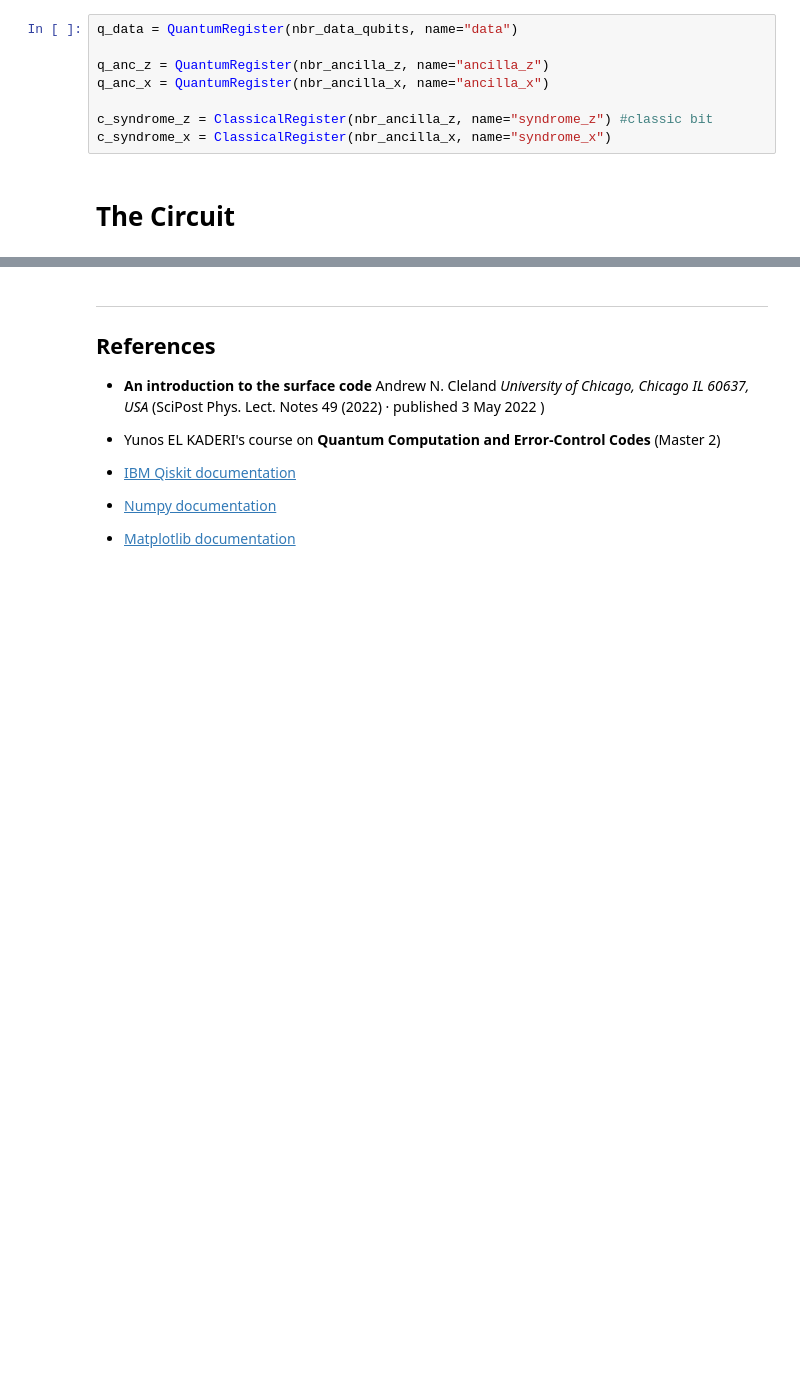
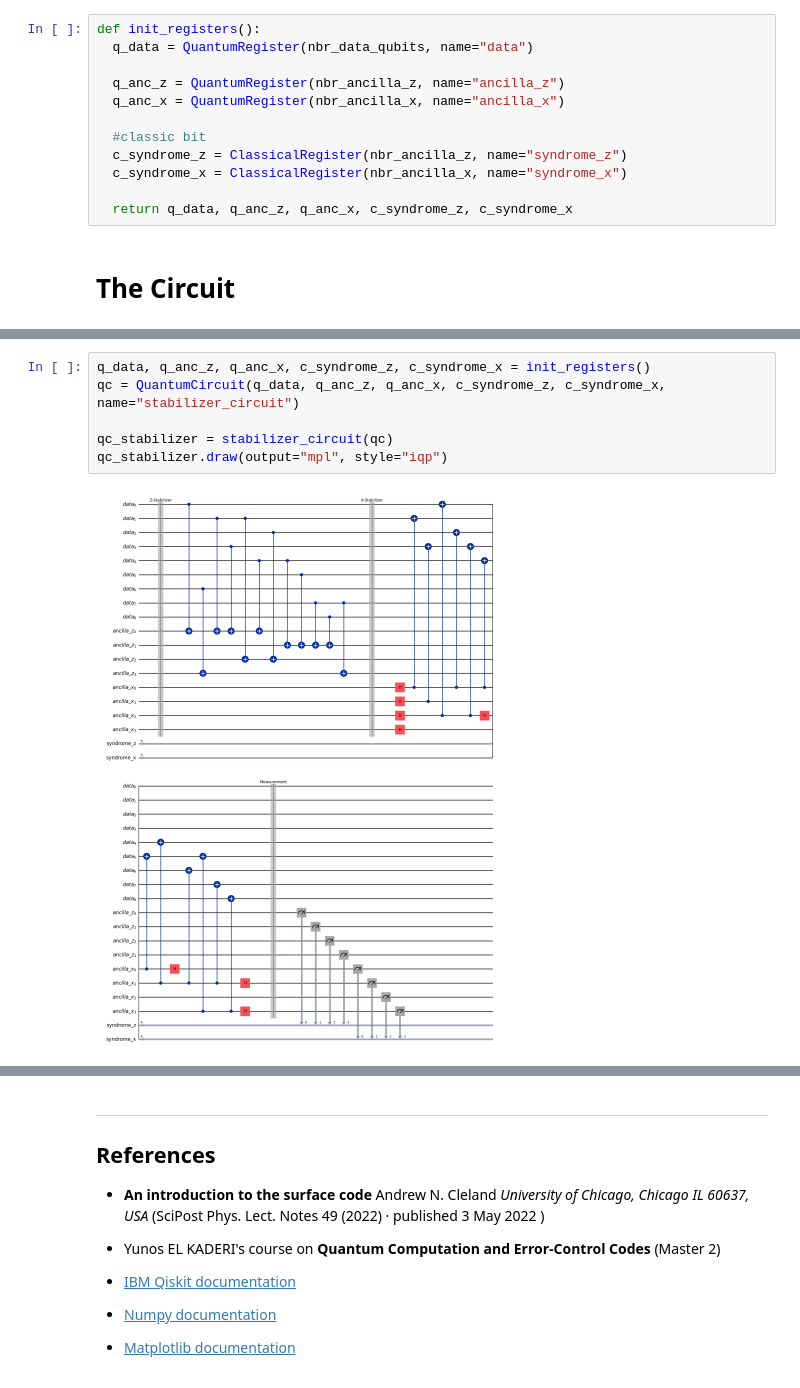
Before and after one commit to TheoHUETQC/surface-code, a Jupyter notebook: surface_code_introduction.ipynb, the cells around one changed output, grey strips where cells are left out. Cells and saved outputs as stored; diff of their text form; blank space fills up the shorter version.

```diff
--- a/surface_code_introduction.ipynb
+++ b/surface_code_introduction.ipynb
@@ -25,12 +27,16 @@ nbr_ancilla_z = nbr_ancilla_qubits - nbr_ancilla_x #4
 # %% [markdown]
 # Statement of the registers
 # %%
-q_data = QuantumRegister(nbr_data_qubits, name="data")
+def init_registers():
+  q_data = QuantumRegister(nbr_data_qubits, name="data")
 
-q_anc_z = QuantumRegister(nbr_ancilla_z, name="ancilla_z")
-q_anc_x = QuantumRegister(nbr_ancilla_x, name="ancilla_x")
+  q_anc_z = QuantumRegister(nbr_ancilla_z, name="ancilla_z")
+  q_anc_x = QuantumRegister(nbr_ancilla_x, name="ancilla_x")
 
-c_syndrome_z = ClassicalRegister(nbr_ancilla_z, name="syndrome_z") #classic bit
-c_syndrome_x = ClassicalRegister(nbr_ancilla_x, name="syndrome_x")
+  #classic bit
+  c_syndrome_z = ClassicalRegister(nbr_ancilla_z, name="syndrome_z")
+  c_syndrome_x = ClassicalRegister(nbr_ancilla_x, name="syndrome_x")
+
+  return q_data, q_anc_z, q_anc_x, c_syndrome_z, c_syndrome_x
 # %% [markdown]
 # The Circuit
@@ -77,0 +84,8 @@ qc.measure(q_anc_x, c_syndrome_x)
+# %%
+q_data, q_anc_z, q_anc_x, c_syndrome_z, c_syndrome_x = init_registers()
+qc = QuantumCircuit(q_data, q_anc_z, q_anc_x, c_syndrome_z, c_syndrome_x, name="stabilizer_circuit")
+
+qc_stabilizer = stabilizer_circuit(qc)
+qc_stabilizer.draw(output="mpl", style="iqp")
+# %% [output]
+[figure, added]
```
Also changed, not shown: parts of 17 cells of this notebook.
